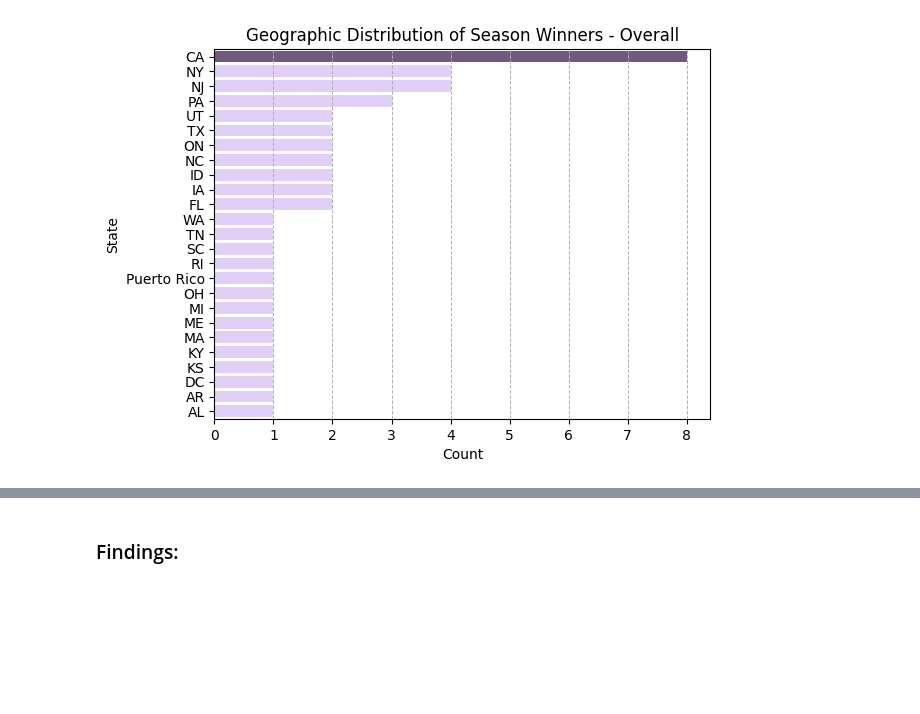
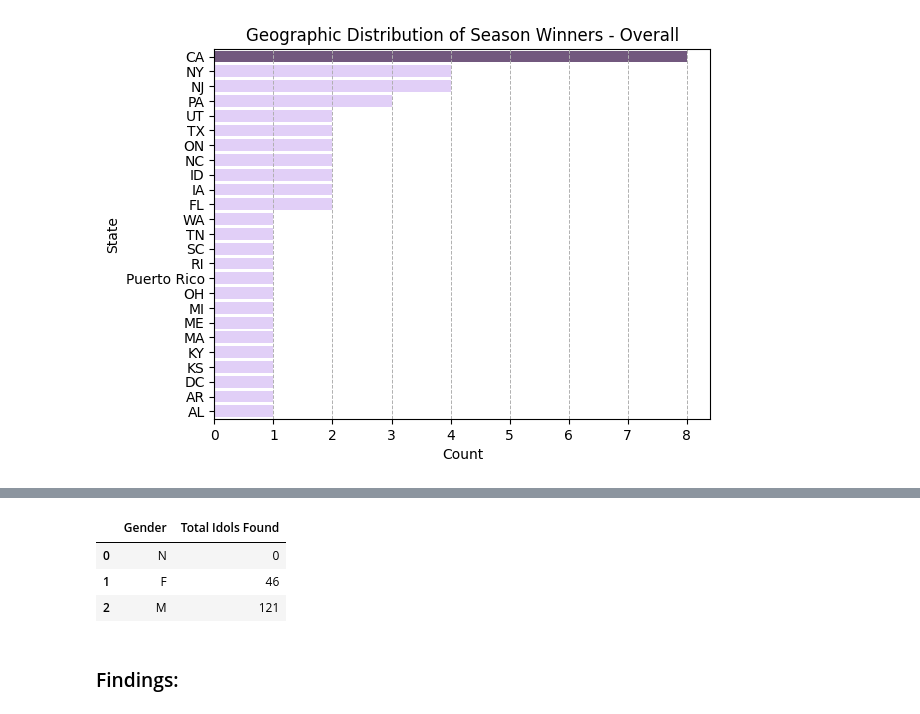
Before and after one commit to jubilbee/Survivor_EDA, a Jupyter notebook: Survivor_EDA.ipynb, the cells around one changed output, grey strips where cells are left out. Cells and saved outputs as stored; diff of their text form; code cells hidden in the pictures; blank space fills up the shorter version.

```diff
--- a/Survivor_EDA.ipynb
+++ b/Survivor_EDA.ipynb
@@ -1011,3 +1054,19 @@ plt.show()
+# %%
+# Gender with most idol finds overall
+most_idols_gender = '''
+SELECT
+    c.Gender, SUM(s.'Idols Found') as 'Total Idols Found'
+FROM contestants as c
+LEFT JOIN stats as s ON c.Name = s.Contestant
+GROUP BY c.Gender
+ORDER BY SUM(s.'Idols Found');
+'''
+sql(most_idols_gender)
+# %% [output]
+|  | Gender | Total Idols Found |
+| 0 | N | 0 |
+| 1 | F | 46 |
+| 2 | M | 121 |
 # %% [markdown]
 ### Findings:
 # %% [markdown]
```
Also changed, not shown: parts of 10 cells of this notebook, 2 other files.
